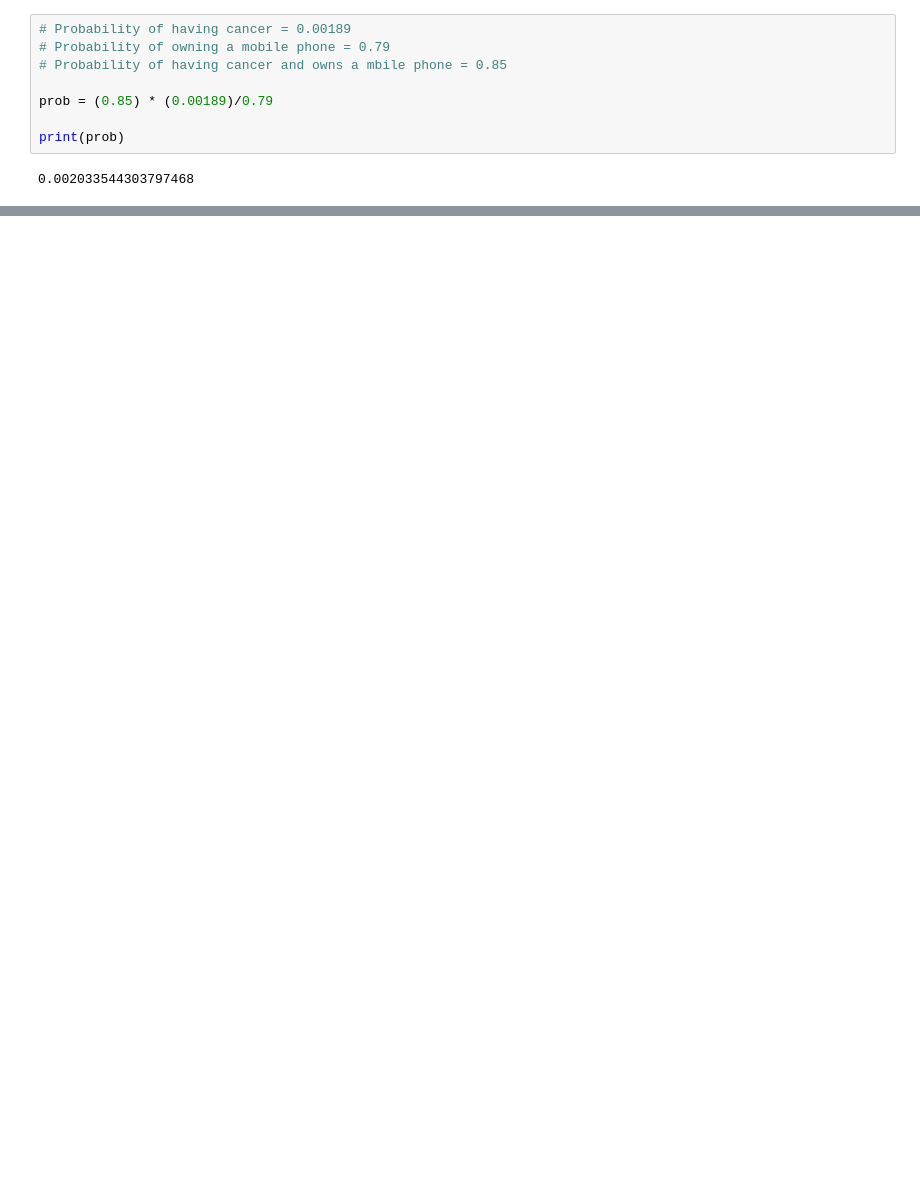
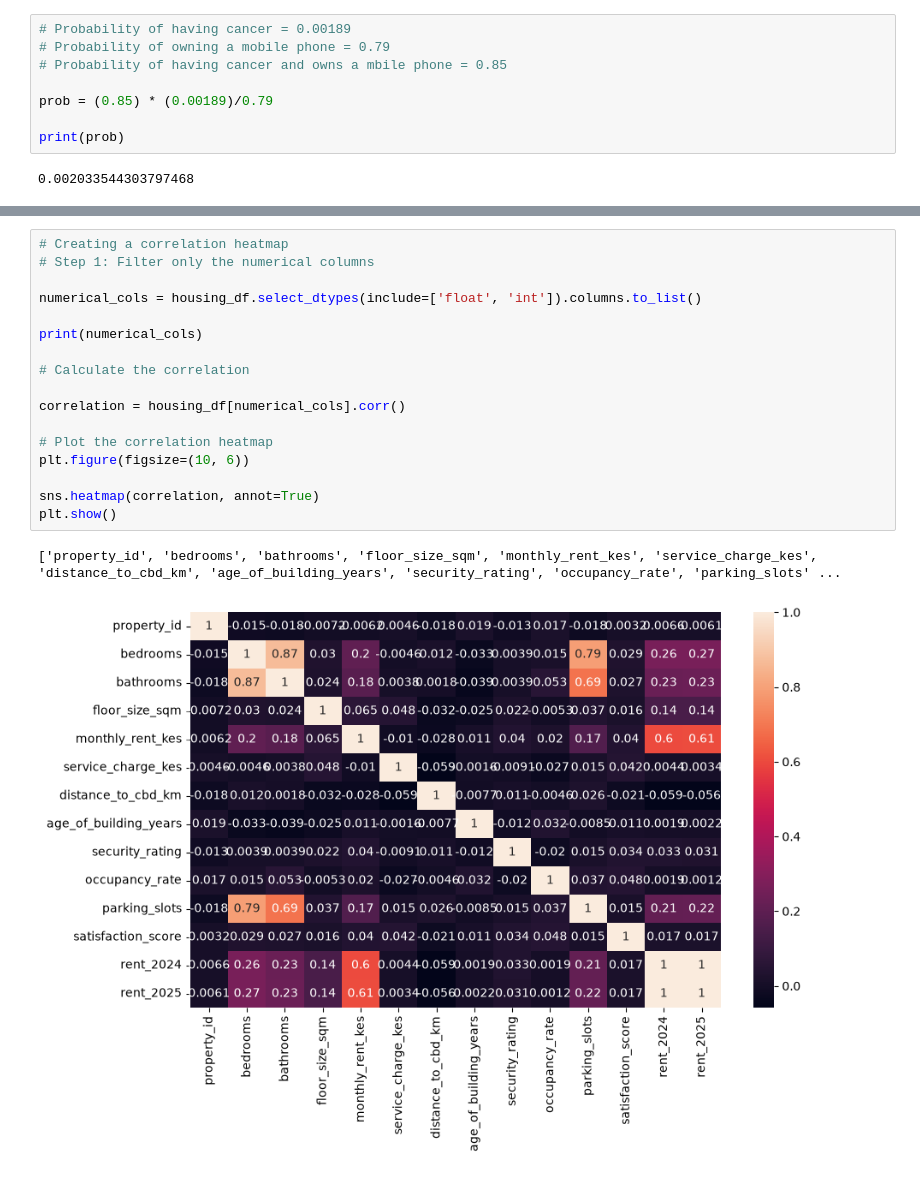
Before and after one commit to EmmanuelKiriinya/Statistics-notes-and-project, a Jupyter notebook: notebooks/stats.ipynb, the cells around one changed output, grey strips where cells are left out. Drawn from its saved outputs; the diff is of its cells as text; blank space fills up the shorter version.

```diff
--- a/notebooks/stats.ipynb
+++ b/notebooks/stats.ipynb
@@ -832,0 +845,20 @@ print(prob)
+# %%
+# Creating a correlation heatmap
+# Step 1: Filter only the numerical columns
+
+numerical_cols = housing_df.select_dtypes(include=['float', 'int']).columns.to_list()
+
+print(numerical_cols)
+
+# Calculate the correlation
+
+correlation = housing_df[numerical_cols].corr()
+
+# Plot the correlation heatmap
+plt.figure(figsize=(10, 6))
+
+sns.heatmap(correlation, annot=True)
+plt.show()
+# %% [output]
+['property_id', 'bedrooms', 'bathrooms', 'floor_size_sqm', 'monthly_rent_kes', 'service_charge_kes', 'distance_to_cbd_km', 'age_of_building_years', 'security_rating', 'occupancy_rate', 'parking_slots' ...
+[figure, added]
```
Also changed, not shown: parts of 40 cells of this notebook, 5 other files.
